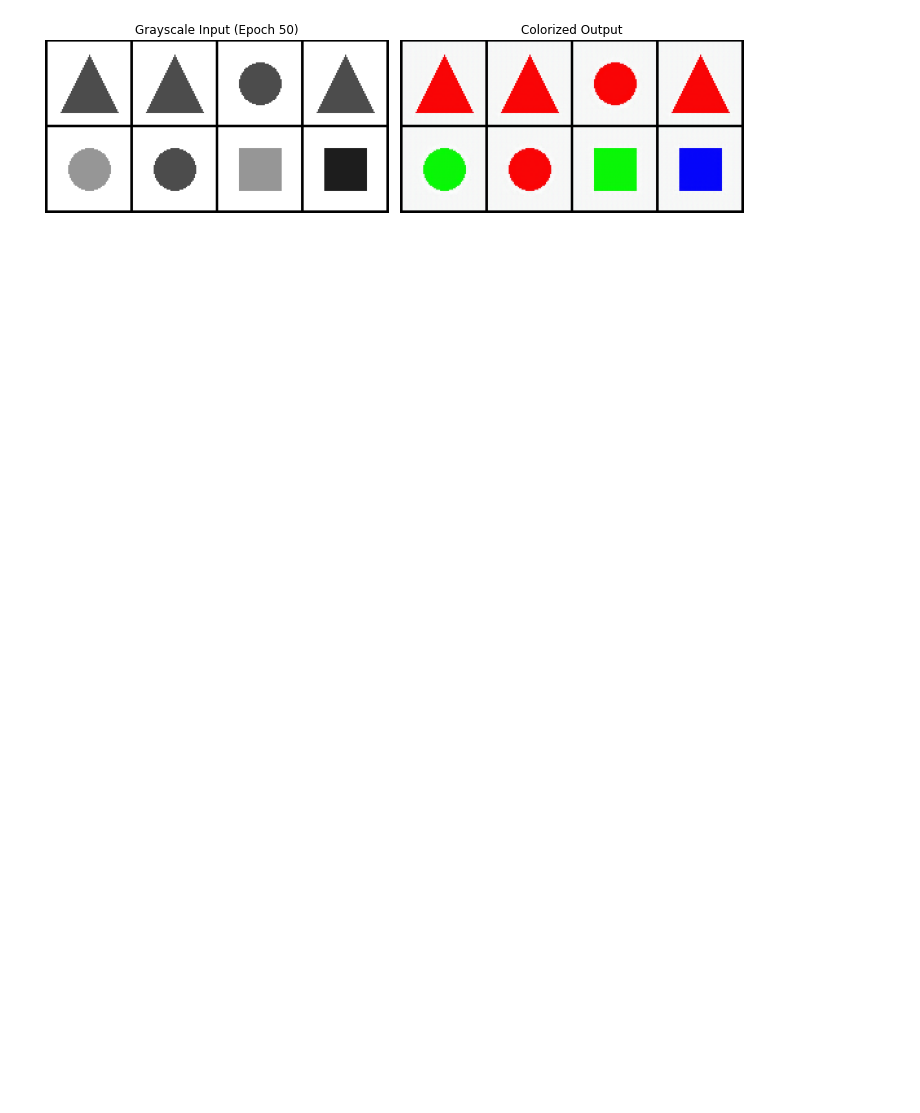
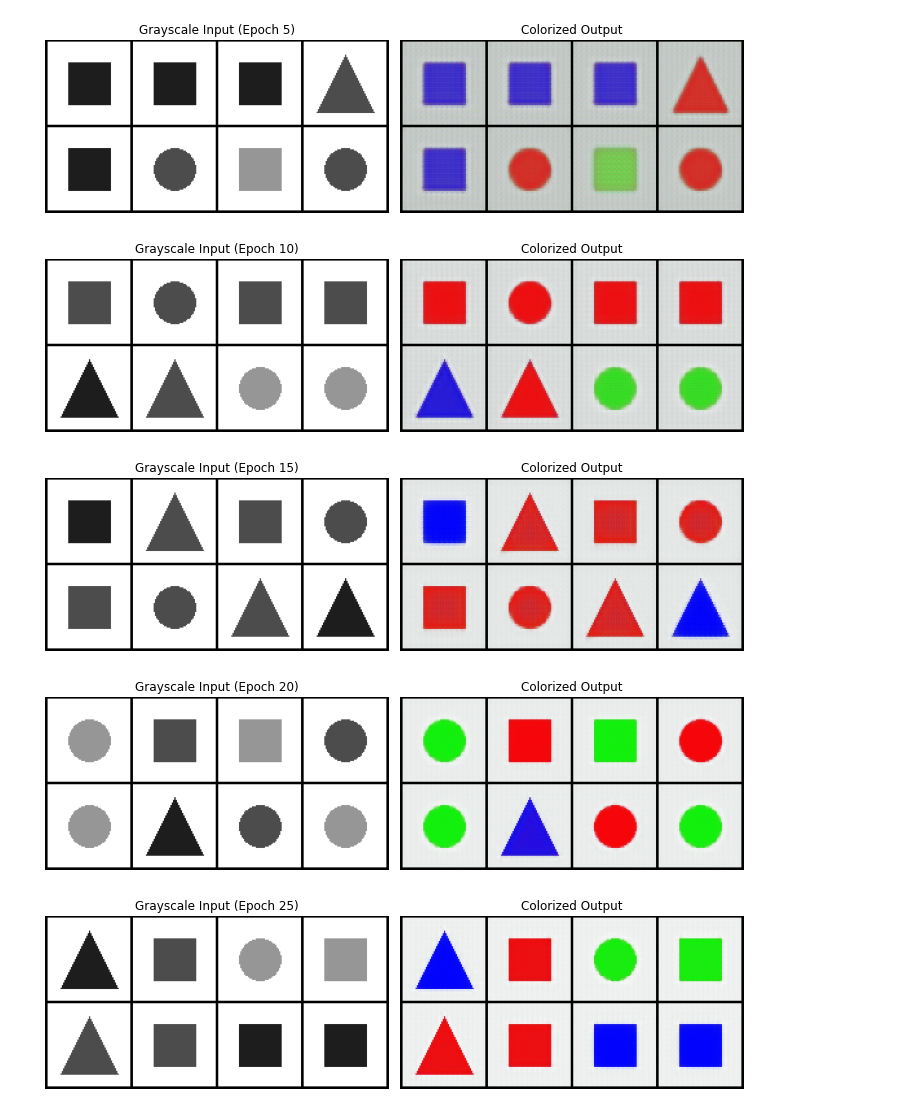
Before and after one commit to isjustabhi/compositional-generative-toy, a Jupyter notebook: view_results.ipynb, the cells around one changed output. Drawn from its saved outputs; the diff is of its cells as text; code cells hidden in the pictures; blank space fills up the shorter version.

Commit message:
results updated

```diff
--- a/view_results.ipynb
+++ b/view_results.ipynb
@@ -24,6 +24,19 @@ def show_results(epoch):
     plt.tight_layout()
     plt.show()
 # %%
+show_results(5)
+show_results(10)
+show_results(15)
+show_results(20)
+show_results(25)
+show_results(30)
+show_results(35)
+show_results(40)
+show_results(45)
 show_results(50)
 # %% [output]
-[figure, old version]
+[figure, new version]
+[figure, added]
+[figure, added]
+[figure, added]
+[figure, added]
```
Also changed, not shown: parts of 1 cell of this notebook.
